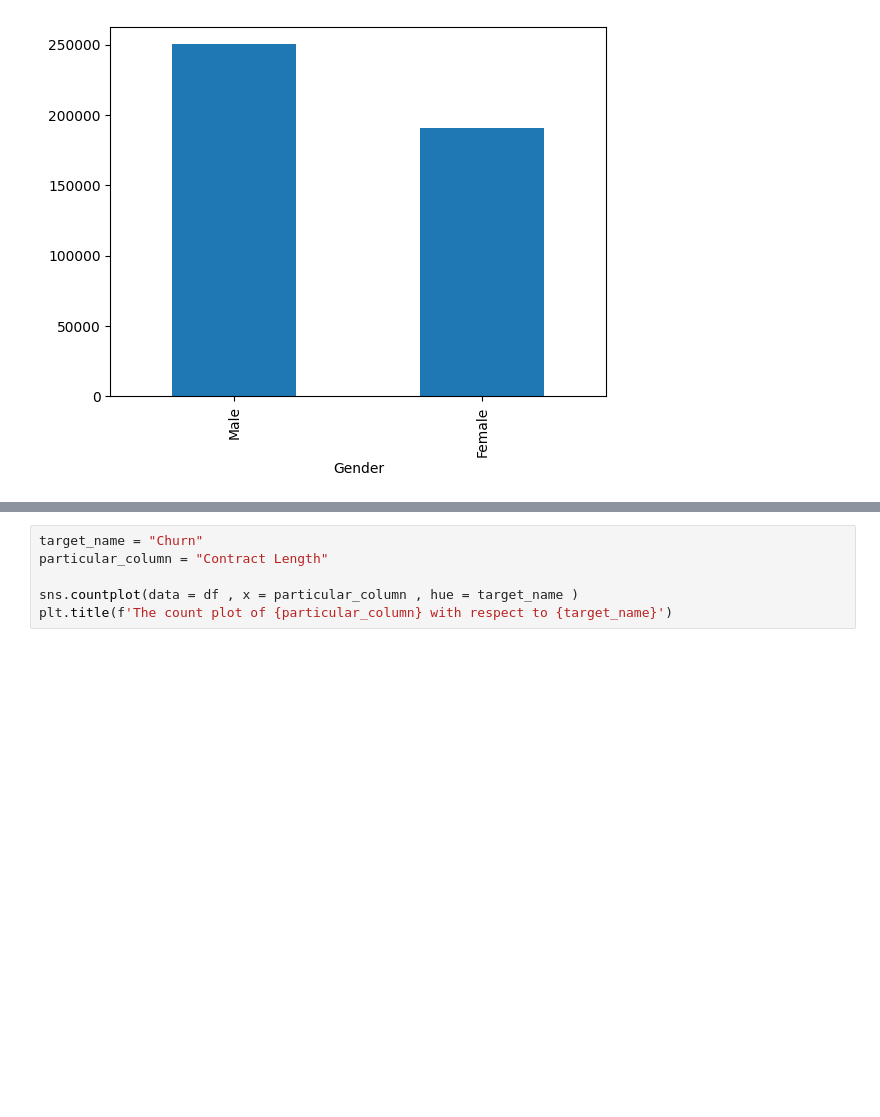
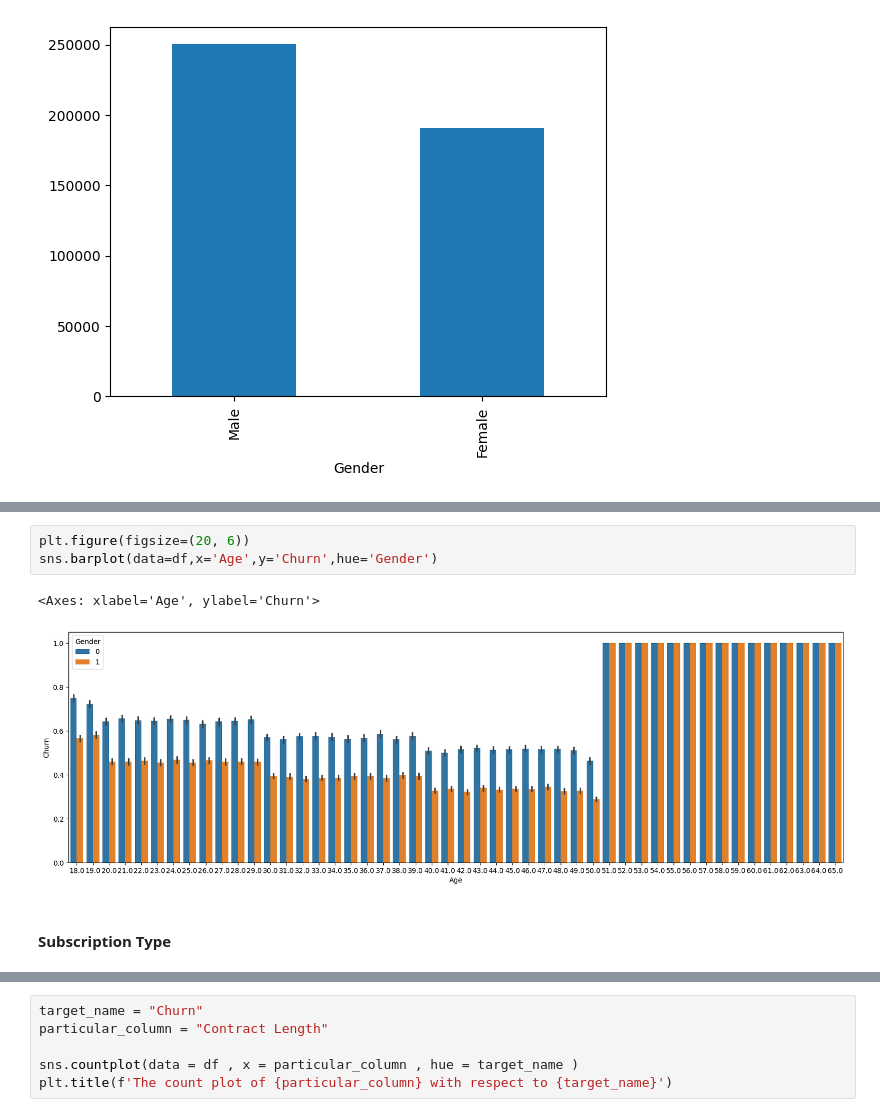
Before and after one commit to Alwin-Sajan/Churn-Project, a Jupyter notebook: Churn_Project.ipynb, the cells around one changed output, grey strips where cells are left out. Cells and saved outputs as stored; diff of their text form; blank space fills up the shorter version.

```diff
--- a/Churn_Project.ipynb
+++ b/Churn_Project.ipynb
@@ -96 +132,9 @@ df.drop(columns='CustomerID',inplace=True)
+# %%
+plt.figure(figsize=(20, 6))
+sns.barplot(data=df,x='Age',y='Churn',hue='Gender')
+# %% [output]
+<Axes: xlabel='Age', ylabel='Churn'>
+[figure, added]
+# %% [markdown]
+#### Subscription Type
 # %%
```
Also changed, not shown: parts of 13 cells of this notebook.
